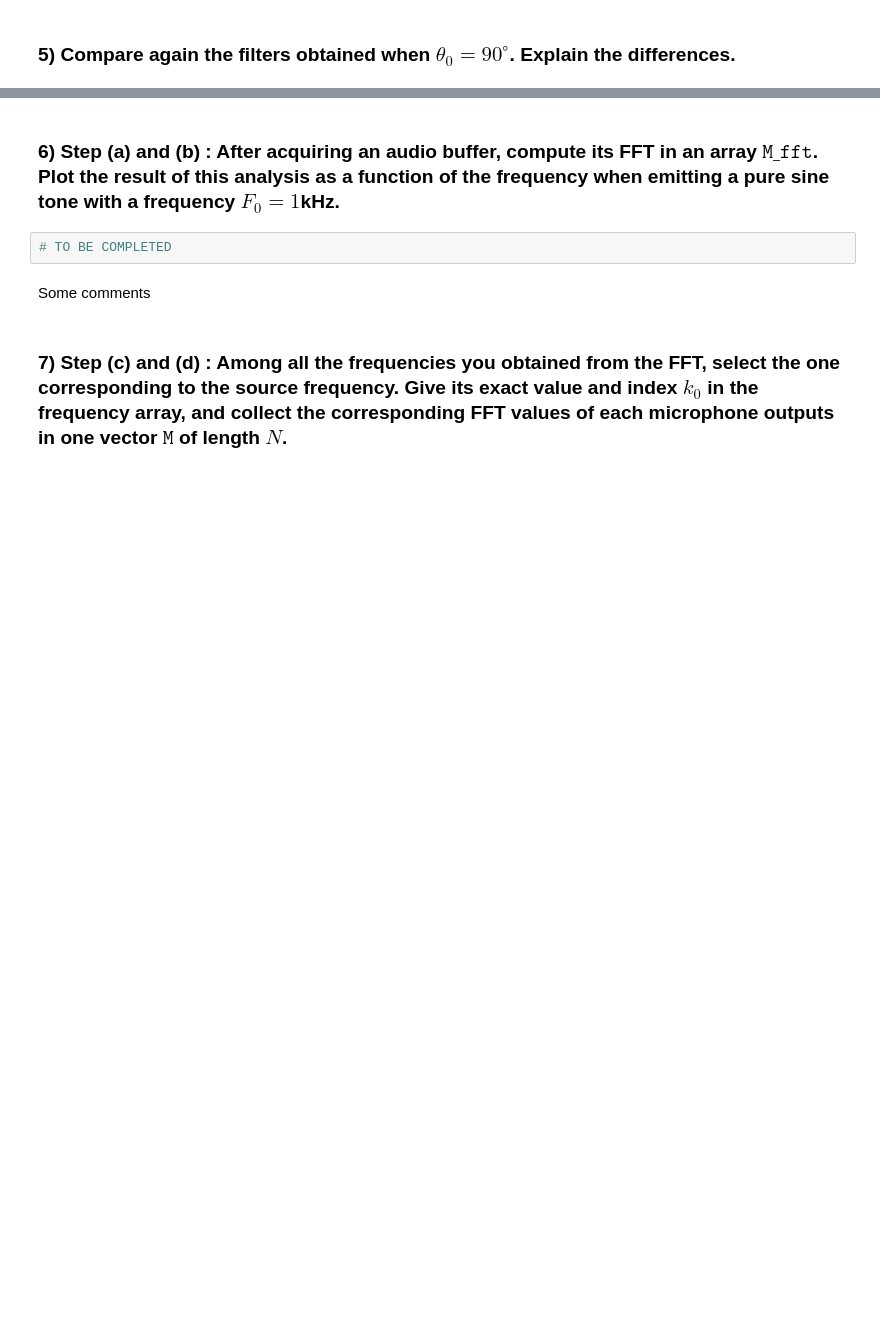
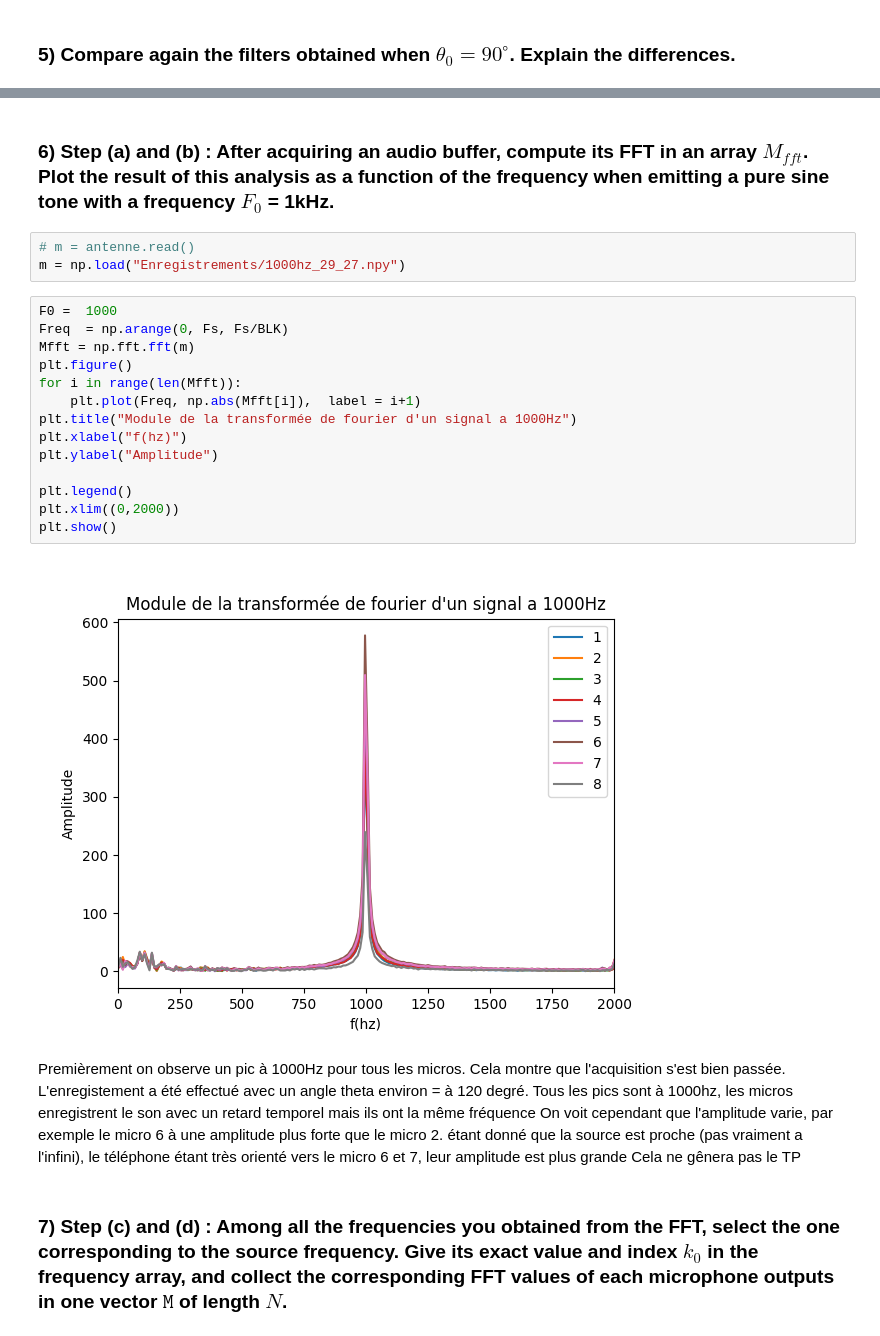
Before and after one commit to Huss94/Beamforming_son, a Jupyter notebook: TP2_etu.ipynb, the cells around one changed output, grey strips where cells are left out. Saved outputs shown, nothing was run; the diff lists cells and outputs as text; blank space fills up the shorter version.

```diff
--- a/TP2_etu.ipynb
+++ b/TP2_etu.ipynb
@@ -128,11 +140,33 @@ tion
 - (h) finally, decide of the angular position of the source by detecting for which ✓ 0 the beam-
 former output is maximum.
 # %% [markdown]
-### 6) Step (a) and (b) : After acquiring an audio buffer, compute its FFT in an array $\texttt{M_fft}$. Plot the result of this analysis as a function of the frequency when emitting a pure sine tone with a frequency $F_0 = 1$kHz.
+### 6) Step (a) and (b) : After acquiring an audio buffer, compute its FFT in an array $M_{fft}$. Plot the result of this analysis as a function of the frequency when emitting a pure sine tone with a frequency $F_0$ = 1kHz.
+# %%
+# m = antenne.read()
+m = np.load("Enregistrements/1000hz_29_27.npy")
 # %%
-# TO BE COMPLETED
+F0 =  1000
+Freq  = np.arange(0, Fs, Fs/BLK)
+Mfft = np.fft.fft(m)
+plt.figure()
+for i in range(len(Mfft)):
+    plt.plot(Freq, np.abs(Mfft[i]),  label = i+1)
+plt.title("Module de la transformée de fourier d'un signal a 1000Hz")
+plt.xlabel("f(hz)")
+plt.ylabel("Amplitude")
+
+plt.legend()
+plt.xlim((0,2000))
+plt.show()
+# %% [output]
+[figure, added]
 # %% [markdown]
-Some comments
+Premièrement on observe un pic à 1000Hz pour tous les micros. Cela montre que l'acquisition s'est bien passée. </br>
+L'enregistement a été effectué avec un angle theta environ = à 120 degré.</br>
+Tous les pics sont à 1000hz, les micros enregistrent le son avec un retard temporel mais ils ont la même fréquence </br>
+On voit cependant que l'amplitude varie, par exemple le micro 6 à une amplitude plus forte que le micro 2. </br>
+étant donné que la source est proche (pas vraiment a l'infini), le téléphone étant très orienté vers le micro 6 et 7, leur amplitude est plus grande </br>
+Cela ne gênera pas le TP
 # %% [markdown]
 ### 7) Step (c) and (d) : Among all the frequencies you obtained from the FFT, select the one corresponding to the source frequency. Give its exact value and index $k_0$ in the frequency array, and collect the corresponding FFT values of each microphone outputs in one vector $\texttt{M}$ of length $N$.
 # %%
```
Also changed, not shown: parts of 39 cells of this notebook, 16 other files.
